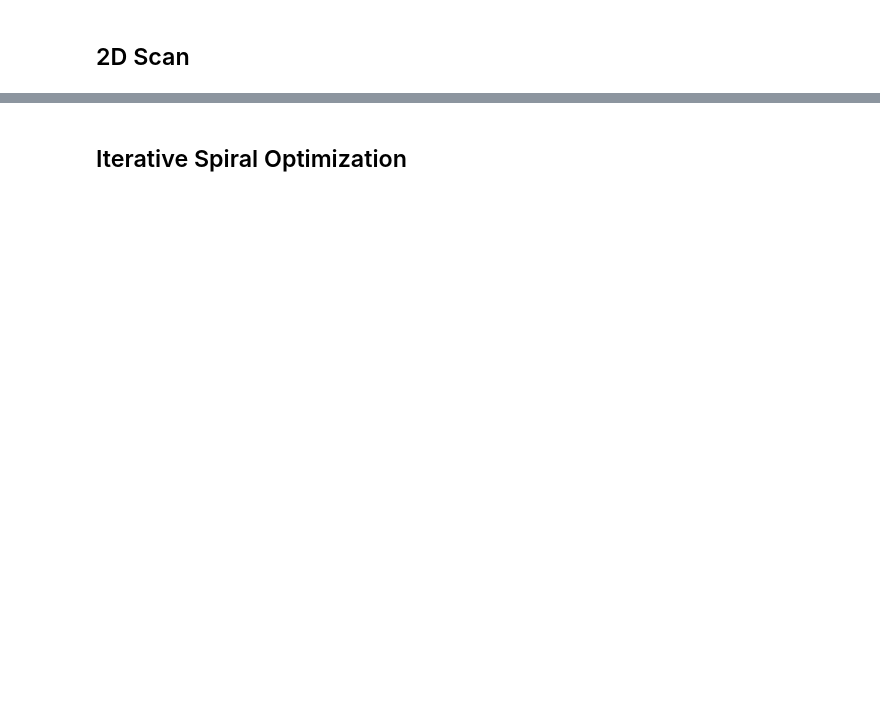
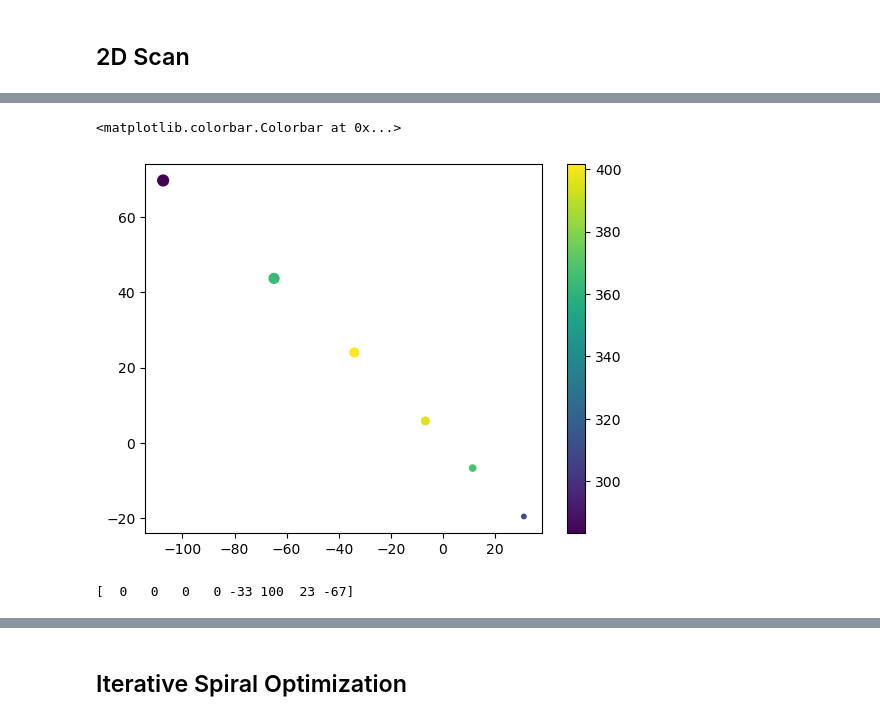
Before and after one commit to Stockholm254/servotest, a Jupyter notebook: src/expctl/servers/servoaligner/servocomp.ipynb, the cells around one changed output, grey strips where cells are left out. Saved outputs shown, nothing was run; the diff lists cells and outputs as text; code cells hidden in the pictures; blank space fills up the shorter version.

```diff
--- a/src/expctl/servers/servoaligner/servocomp.ipynb
+++ b/src/expctl/servers/servoaligner/servocomp.ipynb
@@ -139,0 +207,32 @@ array([ 14.04687281, 474.56078037])
+# %%
+import pickle
+with open("/home/rydpiservo/servodata/servorecover2/xxdot_scan_when_moving_yydot.pkl","rb") as f:
+    dataYoffset = pickle.load(f)
+
+muList = []
+sigmaList = []
+for i in range(-2,4):
+    for j in range(len(dataYoffset)):
+        if dataYoffset[j][0] == i:
+            mu,cov  = dataYoffset[j][1]
+            # print(mu)
+            muList.append(mu)
+            eigval,eigvec = np.linalg.eig(cov)
+            sigma = np.sqrt(eigval)
+            sigmaList.append(sigma[0])
+
+xList=[mu[0] for mu in muList]
+yList=[mu[1] for mu in muList]
+plt.scatter(xList,yList,s=np.arange(len(xList))*10+10,c=sigmaList)
+plt.colorbar()
+# %% [output]
+<matplotlib.colorbar.Colorbar at 0x...>
+[figure, added]
+# %%
+i=1
+zero = np.array([0,0,0,0,0,100*i,0,-67*i])
+zero[4]=-33.99
+zero[6]=23.99
+print(zero)
+# %% [output]
+[  0   0   0   0 -33 100  23 -67]
```
Also changed, not shown: parts of 31 cells of this notebook, 18 other files.
